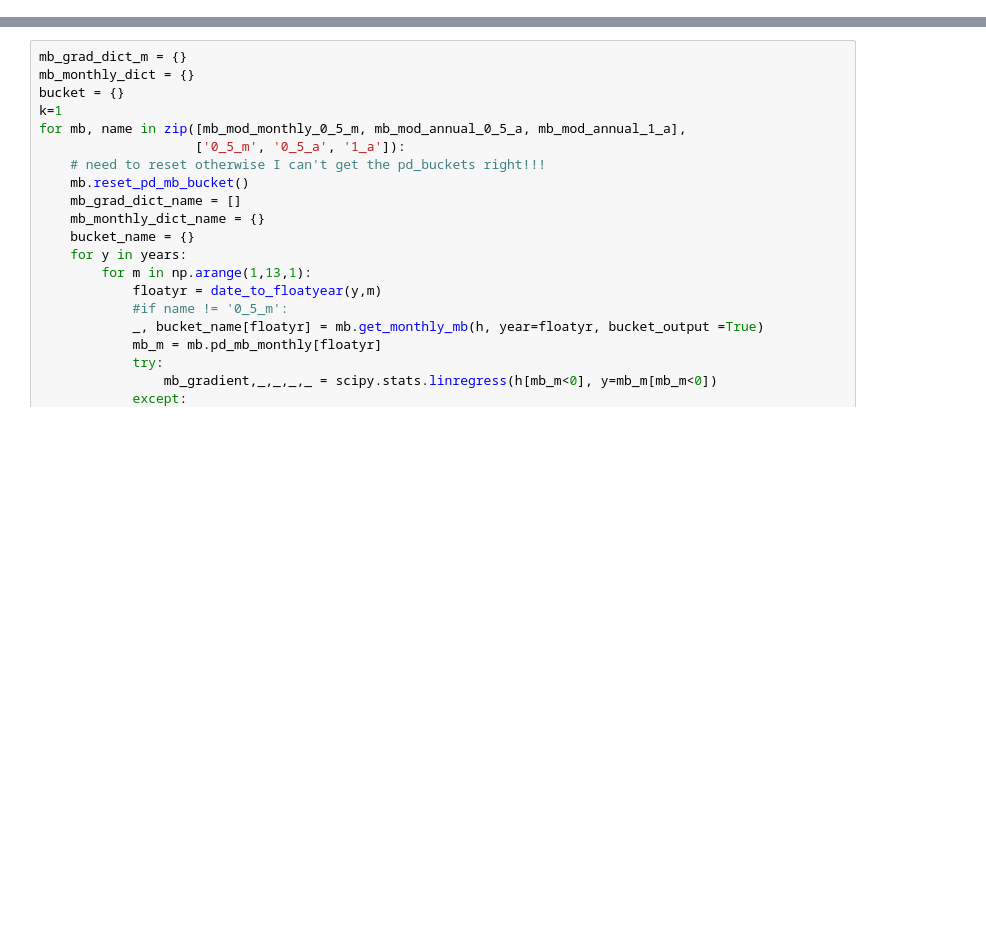
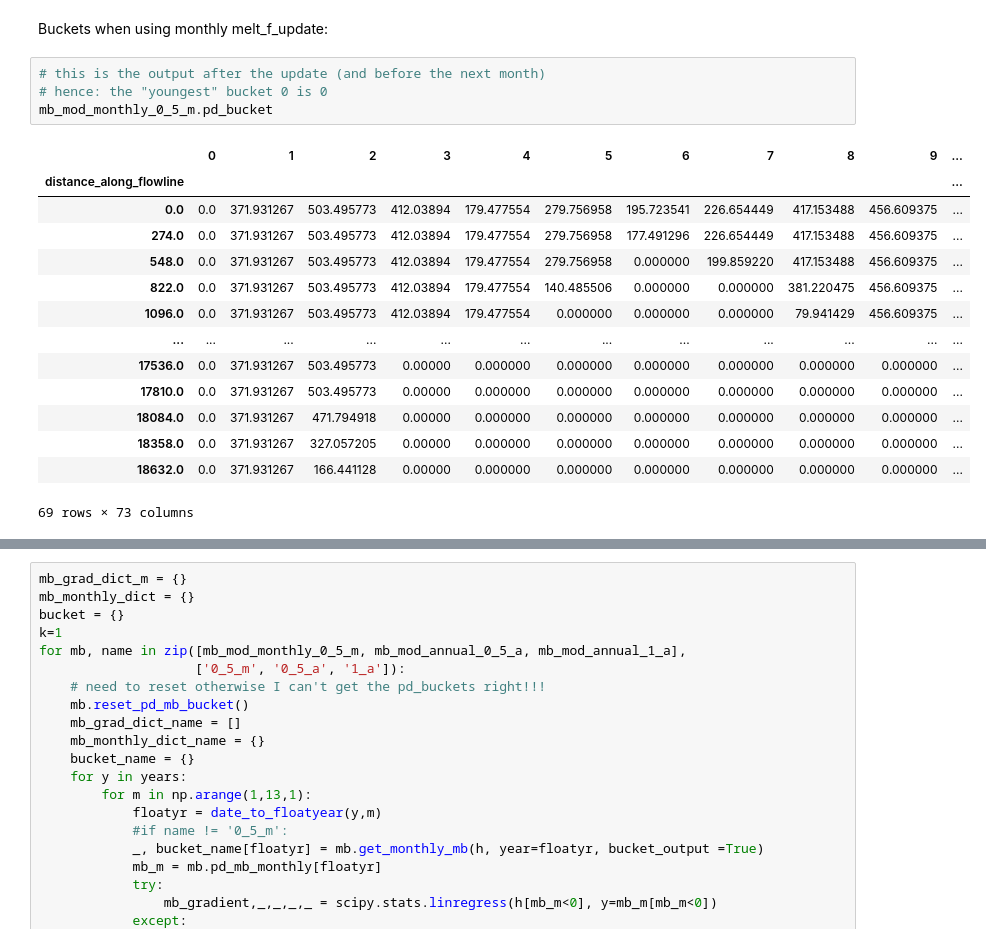
Before and after one commit to OGGM/massbalance-sandbox, a Jupyter notebook: docs/surface_type_distinction/oggm_sfc_type_bucket.ipynb, the cells around one changed output, grey strips where cells are left out. Cells and saved outputs as stored; diff of their text form; blank space fills up the shorter version.

```diff
--- a/docs/surface_type_distinction/oggm_sfc_type_bucket.ipynb
+++ b/docs/surface_type_distinction/oggm_sfc_type_bucket.ipynb
@@ -232,0 +232,21 @@ for mb, name in zip([mb_mod_monthly_0_5_m, mb_mod_annual_0_5_a, mb_mod_annual_1_
+# %% [markdown]
+Buckets when using monthly melt_f_update:
+# %%
+# this is the output after the update (and before the next month)
+# hence: the "youngest" bucket 0 is 0
+mb_mod_monthly_0_5_m.pd_bucket
+# %% [output]
+|  | 0 | 1 | 2 | 3 | 4 | 5 | 6 | 7 | 8 | 9 | ... |
+| distance_along_flowline |  |  |  |  |  |  |  |  |  |  | ... |
+| 0.0 | 0.0 | 371.931267 | 503.495773 | 412.03894 | 179.477554 | 279.756958 | 195.723541 | 226.654449 | 417.153488 | 456.609375 | ... |
+| 274.0 | 0.0 | 371.931267 | 503.495773 | 412.03894 | 179.477554 | 279.756958 | 177.491296 | 226.654449 | 417.153488 | 456.609375 | ... |
+| 548.0 | 0.0 | 371.931267 | 503.495773 | 412.03894 | 179.477554 | 279.756958 | 0.000000 | 199.859220 | 417.153488 | 456.609375 | ... |
+| 822.0 | 0.0 | 371.931267 | 503.495773 | 412.03894 | 179.477554 | 140.485506 | 0.000000 | 0.000000 | 381.220475 | 456.609375 | ... |
+| 1096.0 | 0.0 | 371.931267 | 503.495773 | 412.03894 | 179.477554 | 0.000000 | 0.000000 | 0.000000 | 79.941429 | 456.609375 | ... |
+| ... | ... | ... | ... | ... | ... | ... | ... | ... | ... | ... | ... |
+| 17536.0 | 0.0 | 371.931267 | 503.495773 | 0.00000 | 0.000000 | 0.000000 | 0.000000 | 0.000000 | 0.000000 | 0.000000 | ... |
+| 17810.0 | 0.0 | 371.931267 | 503.495773 | 0.00000 | 0.000000 | 0.000000 | 0.000000 | 0.000000 | 0.000000 | 0.000000 | ... |
+| 18084.0 | 0.0 | 371.931267 | 471.794918 | 0.00000 | 0.000000 | 0.000000 | 0.000000 | 0.000000 | 0.000000 | 0.000000 | ... |
+| 18358.0 | 0.0 | 371.931267 | 327.057205 | 0.00000 | 0.000000 | 0.000000 | 0.000000 | 0.000000 | 0.000000 | 0.000000 | ... |
+| 18632.0 | 0.0 | 371.931267 | 166.441128 | 0.00000 | 0.000000 | 0.000000 | 0.000000 | 0.000000 | 0.000000 | 0.000000 | ... |
+69 rows × 73 columns
```
Also changed, not shown: parts of 58 cells of this notebook, 18 other files.
